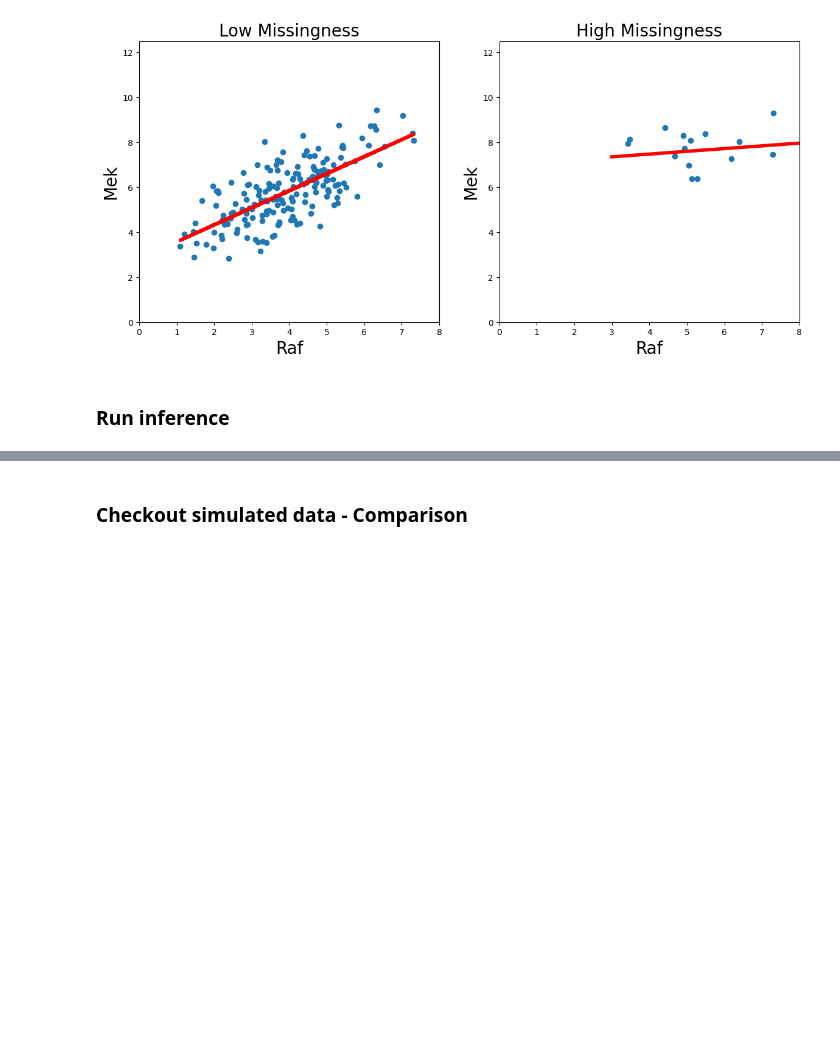
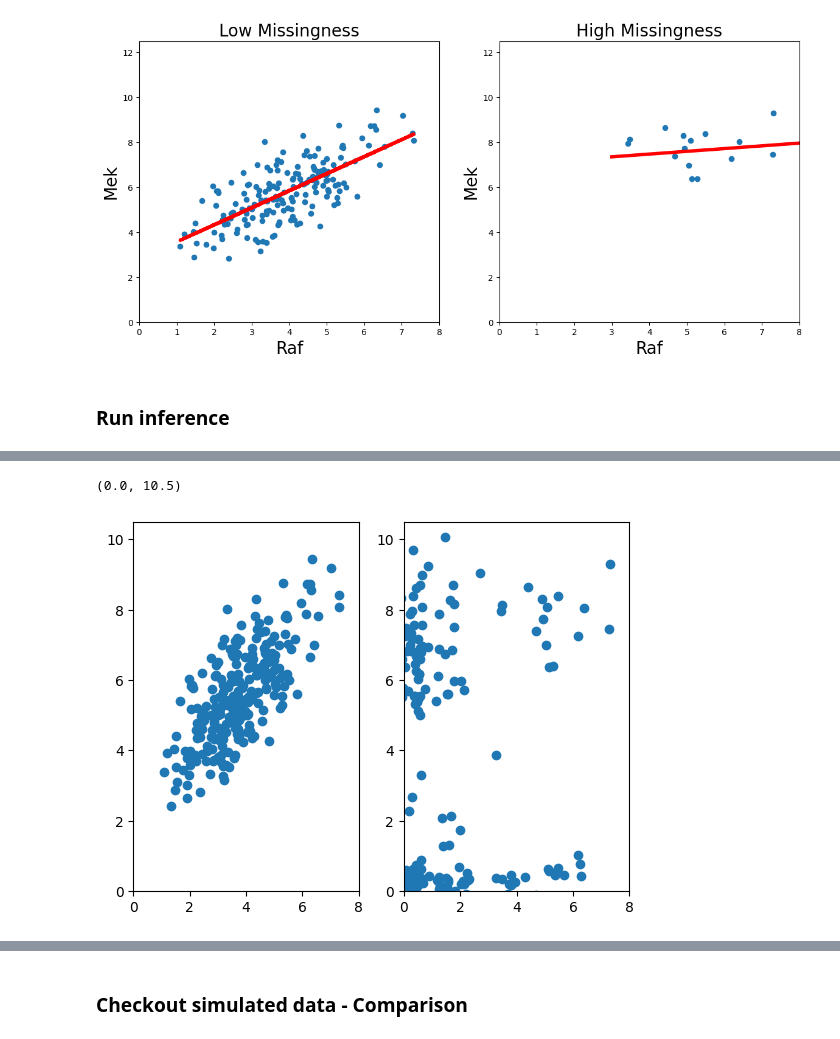
Before and after one commit to devonjkohler/Causomic, a Jupyter notebook: vignettes/simulations/IGF_simulation_analysis.ipynb, the cells around one changed output, grey strips where cells are left out. Drawn from its saved outputs; the diff is of its cells as text; code cells hidden in the pictures; blank space fills up the shorter version.

```diff
--- a/vignettes/simulations/IGF_simulation_analysis.ipynb
+++ b/vignettes/simulations/IGF_simulation_analysis.ipynb
@@ -1401,0 +1464,40 @@ Text(0.5, 0, 'Erk - Log Intensity')
+# %%
+mek_data = high_missing_intervention_results[2].imputed_data.loc[
+    low_missing_intervention_results[2].imputed_data["protein"] == "Mek"]
+raf_data = high_missing_intervention_results[2].imputed_data.loc[
+    low_missing_intervention_results[2].imputed_data["protein"] == "Raf"]
+
+mek_data.loc[:, "full_int"] = np.where(np.isnan(mek_data.loc[:, "intensity"]),
+                                       mek_data.loc[:, "imp_mean"],
+                                       mek_data.loc[:, "intensity"])
+raf_data.loc[:, "full_int"] = np.where(np.isnan(raf_data.loc[:, "intensity"]),
+                                       raf_data.loc[:, "imp_mean"],
+                                       raf_data.loc[:, "intensity"])
+
+
+low_miss_mek_data = low_missing_intervention_results[2].imputed_data.loc[
+    low_missing_intervention_results[2].imputed_data["protein"] == "Mek"]
+low_miss_raf_data = low_missing_intervention_results[2].imputed_data.loc[
+    low_missing_intervention_results[2].imputed_data["protein"] == "Raf"]
+
+low_miss_mek_data.loc[:, "full_int"] = np.where(
+    np.isnan(low_miss_mek_data.loc[:, "intensity"]),
+    low_miss_mek_data.loc[:, "imp_mean"],
+    low_miss_mek_data.loc[:, "intensity"])
+low_miss_raf_data.loc[:, "full_int"] = np.where(
+    np.isnan(low_miss_raf_data.loc[:, "intensity"]),
+    low_miss_raf_data.loc[:, "imp_mean"],
+    low_miss_raf_data.loc[:, "intensity"])
+# %%
+fig, ax = plt.subplots(1, 2)
+
+ax[0].scatter(low_miss_raf_data["full_int"], low_miss_mek_data["full_int"])
+ax[1].scatter(raf_data["full_int"], mek_data["full_int"])
+
+ax[0].set_xlim(0,8)
+ax[1].set_xlim(0,8)
+ax[0].set_ylim(0,10.5)
+ax[1].set_ylim(0,10.5)
+# %% [output]
+(0.0, 10.5)
+[figure, added]
```
Also changed, not shown: parts of 21 cells of this notebook, 23 other files.
